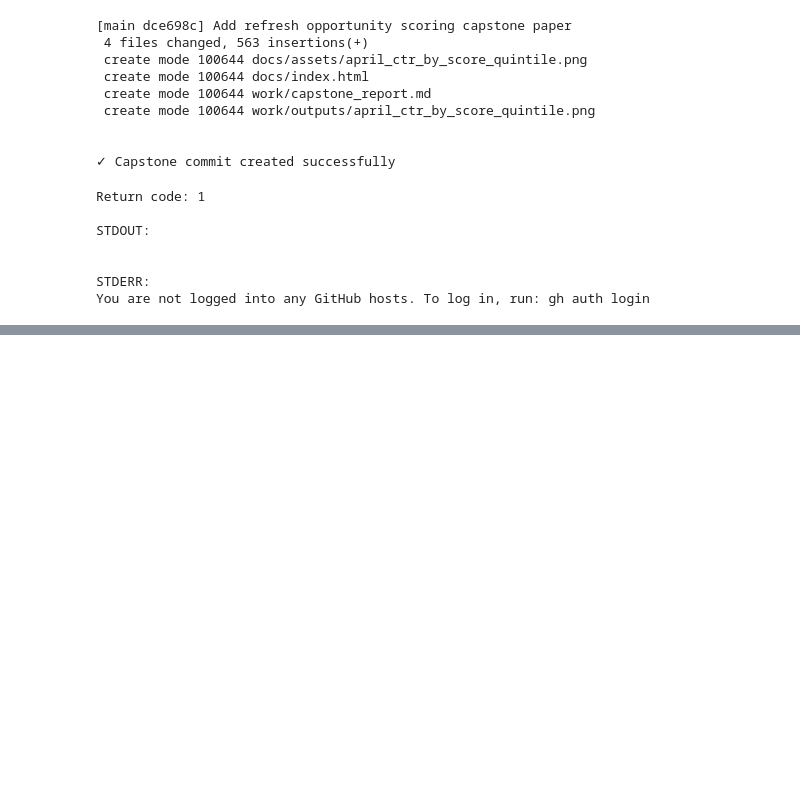
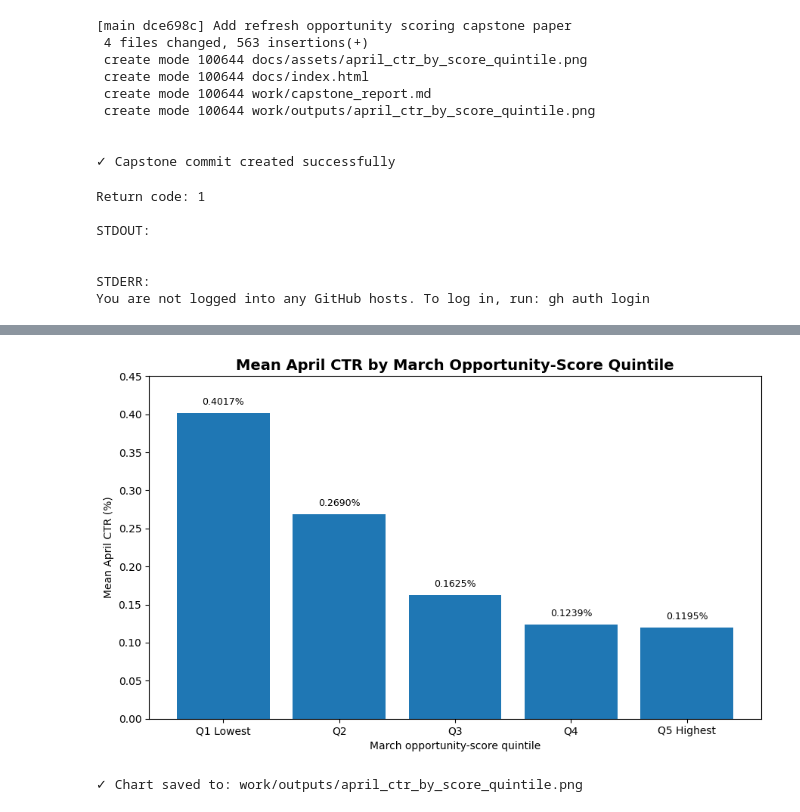
Before and after one commit to moham882/Portfolio, a Jupyter notebook: Copy_of_capstone_refresh_opportunity_scoring.ipynb, the cells around one changed output, grey strips where cells are left out. Drawn from its saved outputs; the diff is of its cells as text; code cells hidden in the pictures; blank space fills up the shorter version.

```diff
--- a/Copy_of_capstone_refresh_opportunity_scoring.ipynb
+++ b/Copy_of_capstone_refresh_opportunity_scoring.ipynb
@@ -871,0 +852,59 @@ You are not logged into any GitHub hosts. To log in, run: gh auth login
+# %%
+import matplotlib.pyplot as plt
+
+# Derived validation results
+quintiles = [
+    "Q1 Lowest",
+    "Q2",
+    "Q3",
+    "Q4",
+    "Q5 Highest"
+]
+
+april_mean_ctr = [
+    0.401665,
+    0.268955,
+    0.162490,
+    0.123894,
+    0.119531
+]
+
+# Create bar chart
+plt.figure(figsize=(9, 5.5))
+
+bars = plt.bar(quintiles, april_mean_ctr)
+
+plt.title(
+    "Mean April CTR by March Opportunity-Score Quintile",
+    fontsize=14,
+    fontweight="bold"
+)
+
+plt.xlabel("March opportunity-score quintile")
+plt.ylabel("Mean April CTR (%)")
+
+plt.ylim(0, 0.45)
+
+# Add values above bars
+for bar, value in zip(bars, april_mean_ctr):
+    plt.text(
+        bar.get_x() + bar.get_width() / 2,
+        bar.get_height() + 0.008,
+        f"{value:.4f}%",
+        ha="center",
+        va="bottom",
+        fontsize=9
+    )
+
+plt.tight_layout()
+
+# Save for your report
+output_path = "work/outputs/april_ctr_by_score_quintile.png"
+plt.savefig(output_path, dpi=300, bbox_inches="tight")
+
+plt.show()
+
+print(f"✓ Chart saved to: {output_path}")
+# %% [output]
+[figure, added]
+✓ Chart saved to: work/outputs/april_ctr_by_score_quintile.png
```
Also changed, not shown: parts of 1 cell of this notebook.
